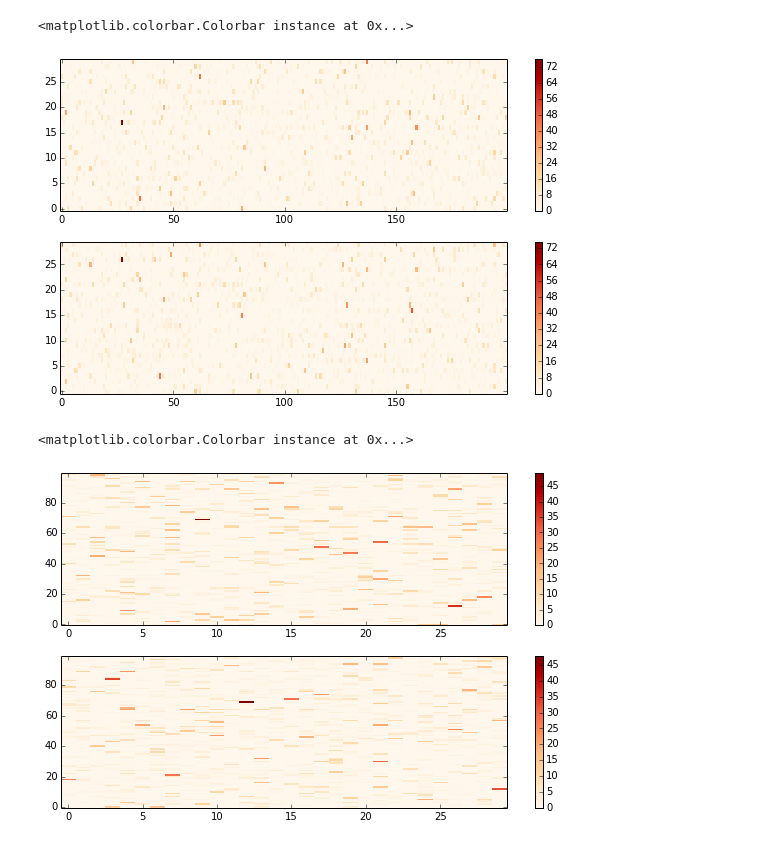
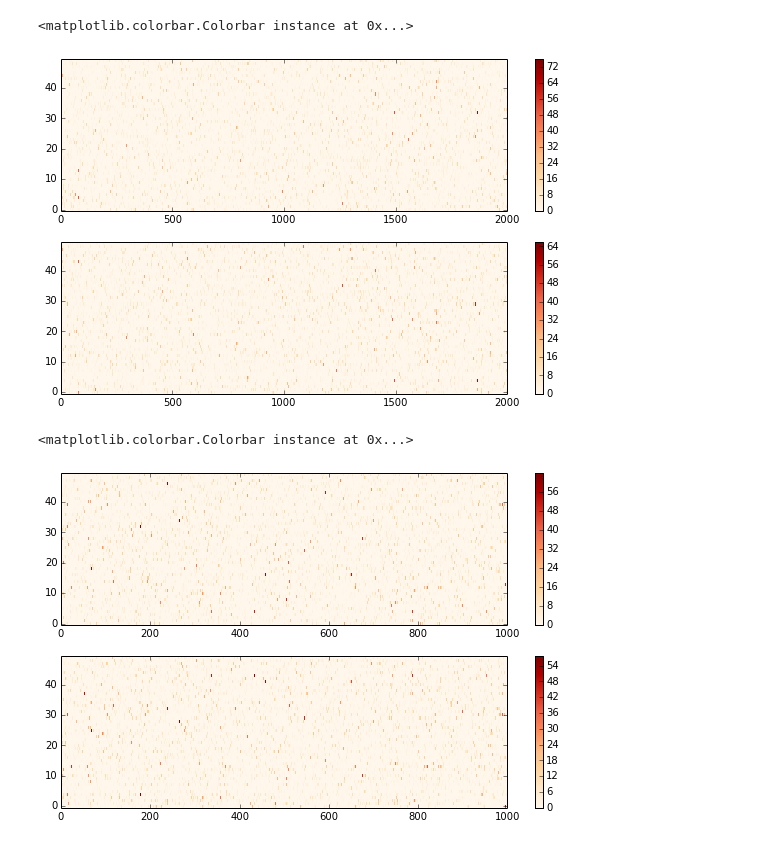
Before and after one commit to dawenl/nbmf, a Jupyter notebook: code/nbfm_synth.ipynb, the cells around one changed output. Cells and saved outputs as stored; diff of their text form; code cells hidden in the pictures.

```diff
--- a/code/nbfm_synth.ipynb
+++ b/code/nbfm_synth.ipynb
@@ -13,7 +15,7 @@ img = functools.partial(plt.imshow, cmap='OrRd', aspect='auto', origin='lower',
 # %%
-I = 100
-U = 200
-K = 30
+I = 1000
+U = 2000
+K = 50
 
 r = 2.
 
@@ -22,11 +24,11 @@ theta = np.random.gamma(0.1, 10, size=(K, U)).astype(np.float32)
 beta = np.random.gamma(0.1, 10, size=(I, K)).astype(np.float32)
 EX = beta.dot(theta)
 
-lam = np.random.gamma(r, EX/2)
+lam = np.random.gamma(r, EX/r)
 X = np.random.poisson(lam)
 # %%
 reload(nbmf)
-coder = nbmf.NegBinomMF(n_components=K, max_iter=10, random_state=98765, verbose=True)
+coder = nbmf.NegBinomMF(n_components=K, max_iter=10, max_inner_iter=10, random_state=98765, verbose=True, r=1.)
 # %%
 coder.fit(X)
 # %% [output]
@@ -52,15 +64,15 @@ img(coder.Et)
 plt.colorbar()
 # %% [output]
 <matplotlib.colorbar.Colorbar instance at 0x...>
-[figure, old version]
+[figure, new version]
 # %%
 fig()
 plt.subplot(211)
-img(beta)
+img(beta.T)
 plt.colorbar()
 plt.subplot(212)
-img(coder.Eb)
+img(coder.Eb.T)
 plt.colorbar()
 # %% [output]
 <matplotlib.colorbar.Colorbar instance at 0x...>
-[figure, old version]
+[figure, new version]
```
Also changed, not shown: parts of 21 cells of this notebook, 2 other files.
